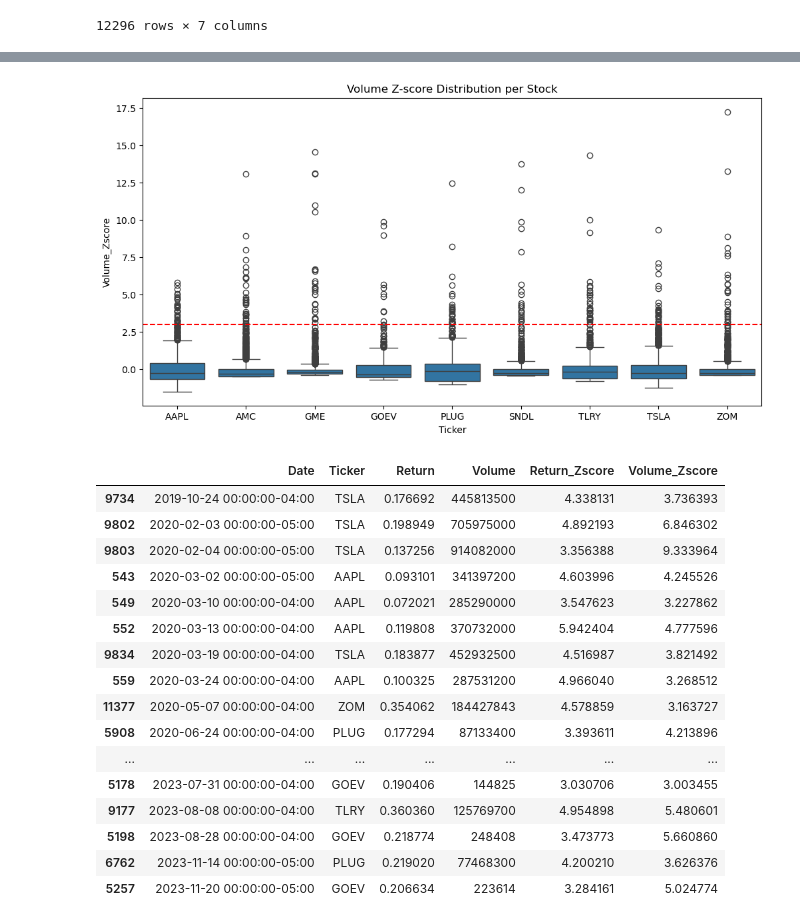
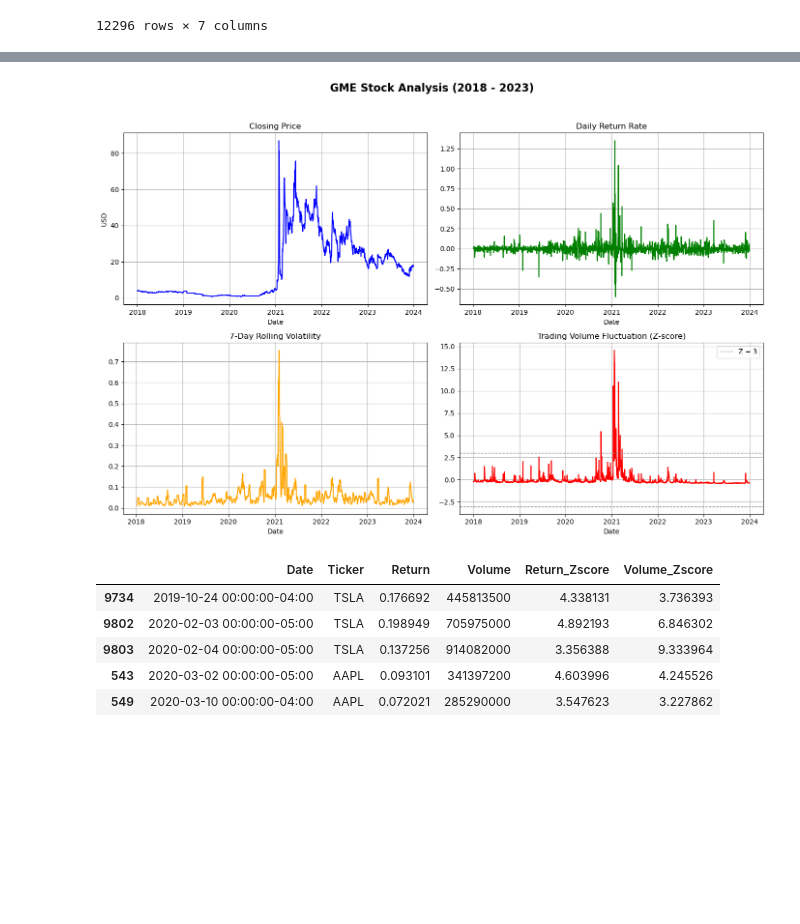
Before and after one commit to ansh2607/capstone2025-aggarwal-StockMarketManipulationDetection, a Jupyter notebook: stock_analysis.ipynb, the cells around one changed output, grey strips where cells are left out. Cells and saved outputs as stored; diff of their text form; code cells hidden in the pictures; blank space fills up the shorter version.

```diff
--- a/stock_analysis.ipynb
+++ b/stock_analysis.ipynb
@@ -108,31 +129,47 @@ plt.show()
-# %%
-# Violin plots for volume anomalies
-plt.figure(figsize=(12, 6))
-sns.boxplot(x='Ticker', y='Volume_Zscore', data=df)
-plt.title("Volume Z-score Distribution per Stock")
-plt.axhline(3, linestyle='--', color='red')
-plt.show()
-# %% [output]
-[figure, removed]
+# %%
+gme_df = df[df["Ticker"] == 'GME']
+
+fig, axs = plt.subplots(2, 2, figsize=(14, 10))
+fig.suptitle('GME Stock Analysis (2018 - 2023)', fontsize=16, fontweight='bold')
+
+# Plot 1: Closing Price
+axs[0, 0].plot(gme_df['Date'], gme_df['Close'], color='blue')
+axs[0, 0].set_title('Closing Price')
+axs[0, 0].set_ylabel('USD')
+
+# Plot 2: Daily Return Rate
+axs[0, 1].plot(gme_df['Date'], gme_df['Return'], color='green')
+axs[0, 1].set_title('Daily Return Rate')
+axs[0, 1].axhline(0, color='black', linestyle='--', linewidth=0.5)
+
+# Plot 3: 7-Day Rolling Volatility
+axs[1, 0].plot(gme_df['Date'], gme_df['Volatility'], color='orange')
+axs[1, 0].set_title('7-Day Rolling Volatility')
+
+# Plot 4: Volume Fluctuation (Z-score)
+axs[1, 1].plot(gme_df['Date'], gme_df['Volume_Zscore'], color='red')
+axs[1, 1].set_title('Trading Volume Fluctuation (Z-score)')
+axs[1, 1].axhline(3, color='gray', linestyle='--', linewidth=1, label='Z = 3')
+axs[1, 1].axhline(-3, color='gray', linestyle='--', linewidth=1)
+axs[1, 1].legend()
+
+# Improve layout
+for ax in axs.flat:
+    ax.set_xlabel('Date')
+    ax.grid(True)
+
+plt.tight_layout(rect=[0, 0.03, 1, 0.95])  # Adjust layout to accommodate title
+plt.show()
+# %% [output]
+[figure, added]
 # %%
 # Show top suspicious events
 suspicious_events = df[df['Manipulation_Flag'] == 1]
-suspicious_events[['Date', 'Ticker', 'Return', 'Volume', 'Return_Zscore', 'Volume_Zscore']].sort_values(by=['Date', 'Ticker'])
+suspicious_events[['Date', 'Ticker', 'Return', 'Volume', 'Return_Zscore', 'Volume_Zscore']].sort_values(by=['Date', 'Ticker']).head()
 # %% [output]
 |  | Date | Ticker | Return | Volume | Return_Zscore | Volume_Zscore |
 | 9734 | 2019-10-24 00:00:00-04:00 | TSLA | 0.176692 | 445813500 | 4.338131 | 3.736393 |
 | 9802 | 2020-02-03 00:00:00-05:00 | TSLA | 0.198949 | 705975000 | 4.892193 | 6.846302 |
 | 9803 | 2020-02-04 00:00:00-05:00 | TSLA | 0.137256 | 914082000 | 3.356388 | 9.333964 |
 | 543 | 2020-03-02 00:00:00-05:00 | AAPL | 0.093101 | 341397200 | 4.603996 | 4.245526 |
 | 549 | 2020-03-10 00:00:00-04:00 | AAPL | 0.072021 | 285290000 | 3.547623 | 3.227862 |
-| 552 | 2020-03-13 00:00:00-04:00 | AAPL | 0.119808 | 370732000 | 5.942404 | 4.777596 |
-| 9834 | 2020-03-19 00:00:00-04:00 | TSLA | 0.183877 | 452932500 | 4.516987 | 3.821492 |
-| 559 | 2020-03-24 00:00:00-04:00 | AAPL | 0.100325 | 287531200 | 4.966040 | 3.268512 |
-| 11377 | 2020-05-07 00:00:00-04:00 | ZOM | 0.354062 | 184427843 | 4.578859 | 3.163727 |
-| 5908 | 2020-06-24 00:00:00-04:00 | PLUG | 0.177294 | 87133400 | 3.393611 | 4.213896 |
-| ... | ... | ... | ... | ... | ... | ... |
-| 5178 | 2023-07-31 00:00:00-04:00 | GOEV | 0.190406 | 144825 | 3.030706 | 3.003455 |
-| 9177 | 2023-08-08 00:00:00-04:00 | TLRY | 0.360360 | 125769700 | 4.954898 | 5.480601 |
-| 5198 | 2023-08-28 00:00:00-04:00 | GOEV | 0.218774 | 248408 | 3.473773 | 5.660860 |
-| 6762 | 2023-11-14 00:00:00-05:00 | PLUG | 0.219020 | 77468300 | 4.200210 | 3.626376 |
-| 5257 | 2023-11-20 00:00:00-05:00 | GOEV | 0.206634 | 223614 | 3.284161 | 5.024774 |
```
Also changed, not shown: parts of 7 cells of this notebook.
